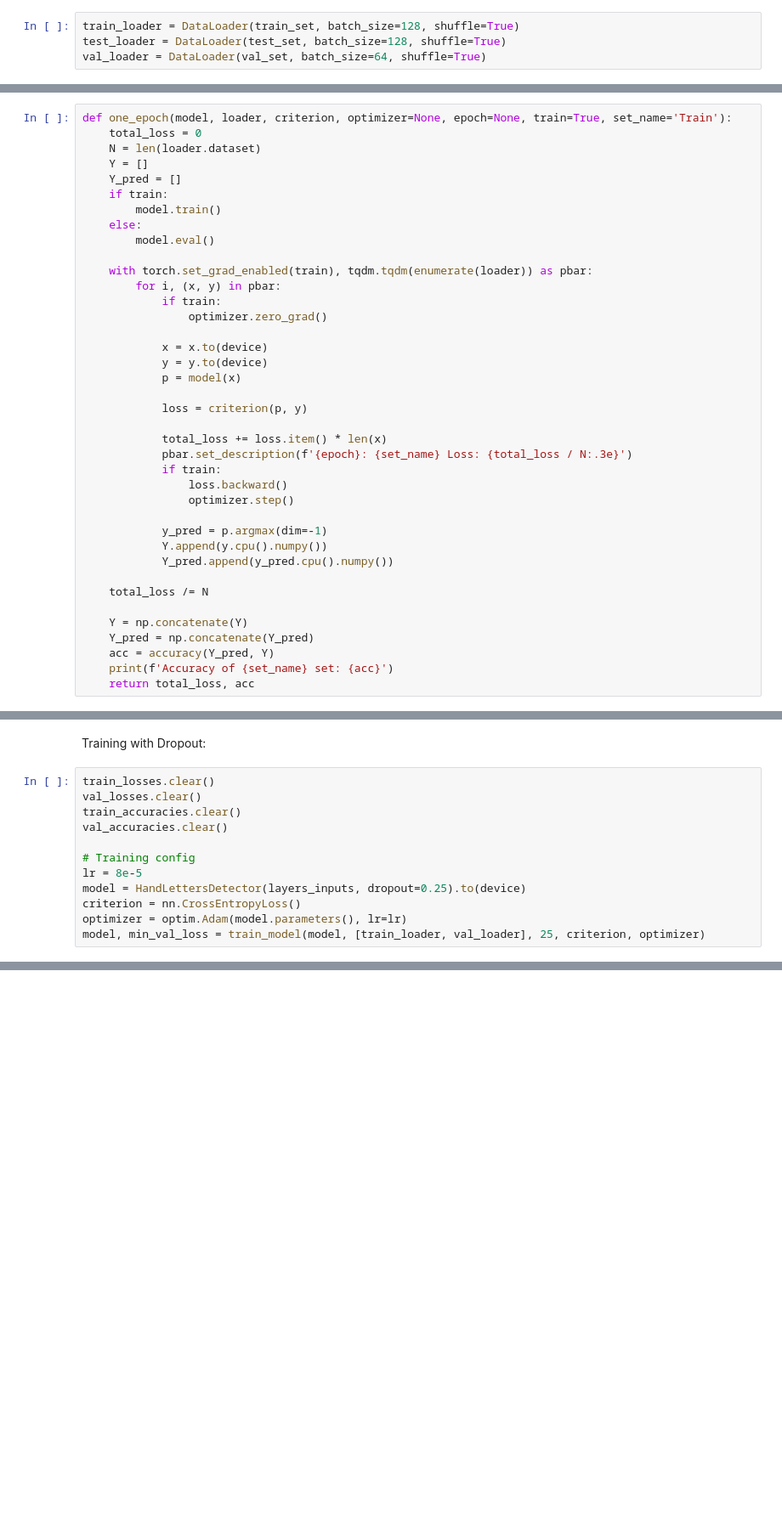
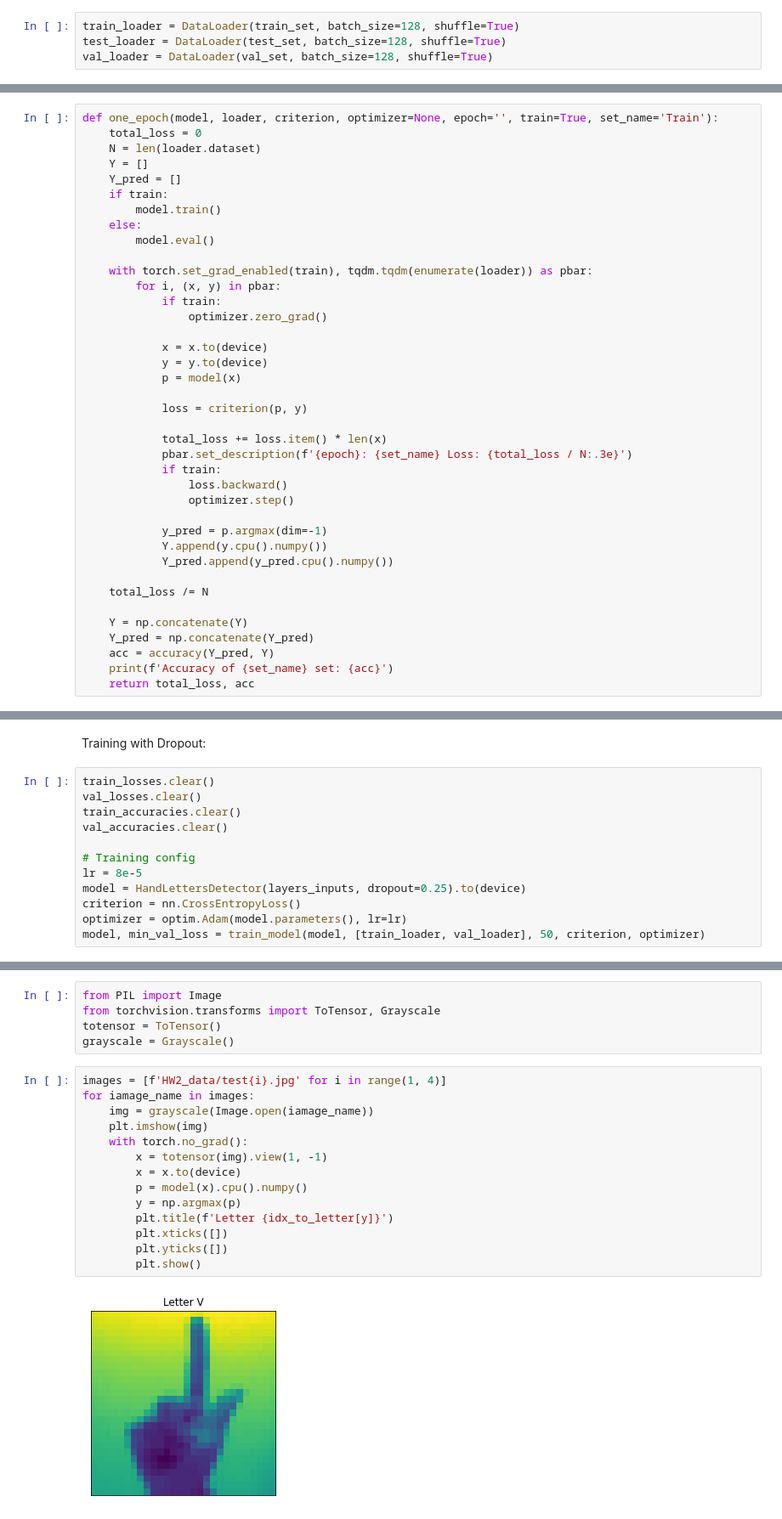
Before and after one commit to a80-abbasi/DeepLearningAssignments, a Jupyter notebook: Assignment 2/HW2_Q3.ipynb, the cells around one changed output, grey strips where cells are left out. Shown at 85% size. Drawn from its saved outputs; the diff is of its cells as text; blank space fills up the shorter version.

```diff
--- a/Assignment 2/HW2_Q3.ipynb
+++ b/Assignment 2/HW2_Q3.ipynb
@@ -114,7 +146,7 @@ Dataloaders:
 # %%
 train_loader = DataLoader(train_set, batch_size=128, shuffle=True)
 test_loader = DataLoader(test_set, batch_size=128, shuffle=True)
-val_loader = DataLoader(val_set, batch_size=64, shuffle=True)
+val_loader = DataLoader(val_set, batch_size=128, shuffle=True)
 # %% [markdown]
 # Defining Model
 # %%
@@ -149,7 +195,7 @@ device = torch.device("cuda" if torch.cuda.is_available() else "cpu")
 def accuracy(y_pred: np.ndarray, y_true: np.ndarray):
     return (y_true == y_pred).mean()
 # %%
-def one_epoch(model, loader, criterion, optimizer=None, epoch=None, train=True, set_name='Train'):
+def one_epoch(model, loader, criterion, optimizer=None, epoch='', train=True, set_name='Train'):
     total_loss = 0
     N = len(loader.dataset)
     Y = []
@@ -272,4 +378,4 @@ lr = 8e-5
 model = HandLettersDetector(layers_inputs, dropout=0.25).to(device)
 criterion = nn.CrossEntropyLoss()
 optimizer = optim.Adam(model.parameters(), lr=lr)
-model, min_val_loss = train_model(model, [train_loader, val_loader], 25, criterion, optimizer)
+model, min_val_loss = train_model(model, [train_loader, val_loader], 50, criterion, optimizer)
@@ -279,0 +416,21 @@ test_loss, test_acc = one_epoch(model, test_loader, criterion, train=False, set_
+# %%
+from PIL import Image
+from torchvision.transforms import ToTensor, Grayscale
+totensor = ToTensor()
+grayscale = Grayscale()
+# %%
+images = [f'HW2_data/test{i}.jpg' for i in range(1, 4)]
+for iamage_name in images:
+    img = grayscale(Image.open(iamage_name))
+    plt.imshow(img)
+    with torch.no_grad():
+        x = totensor(img).view(1, -1)
+        x = x.to(device)
+        p = model(x).cpu().numpy()
+        y = np.argmax(p)
+        plt.title(f'Letter {idx_to_letter[y]}')
+        plt.xticks([])
+        plt.yticks([])
+        plt.show()
+# %% [output]
+[figure, added]
```
Also changed, not shown: parts of 16 cells of this notebook.
